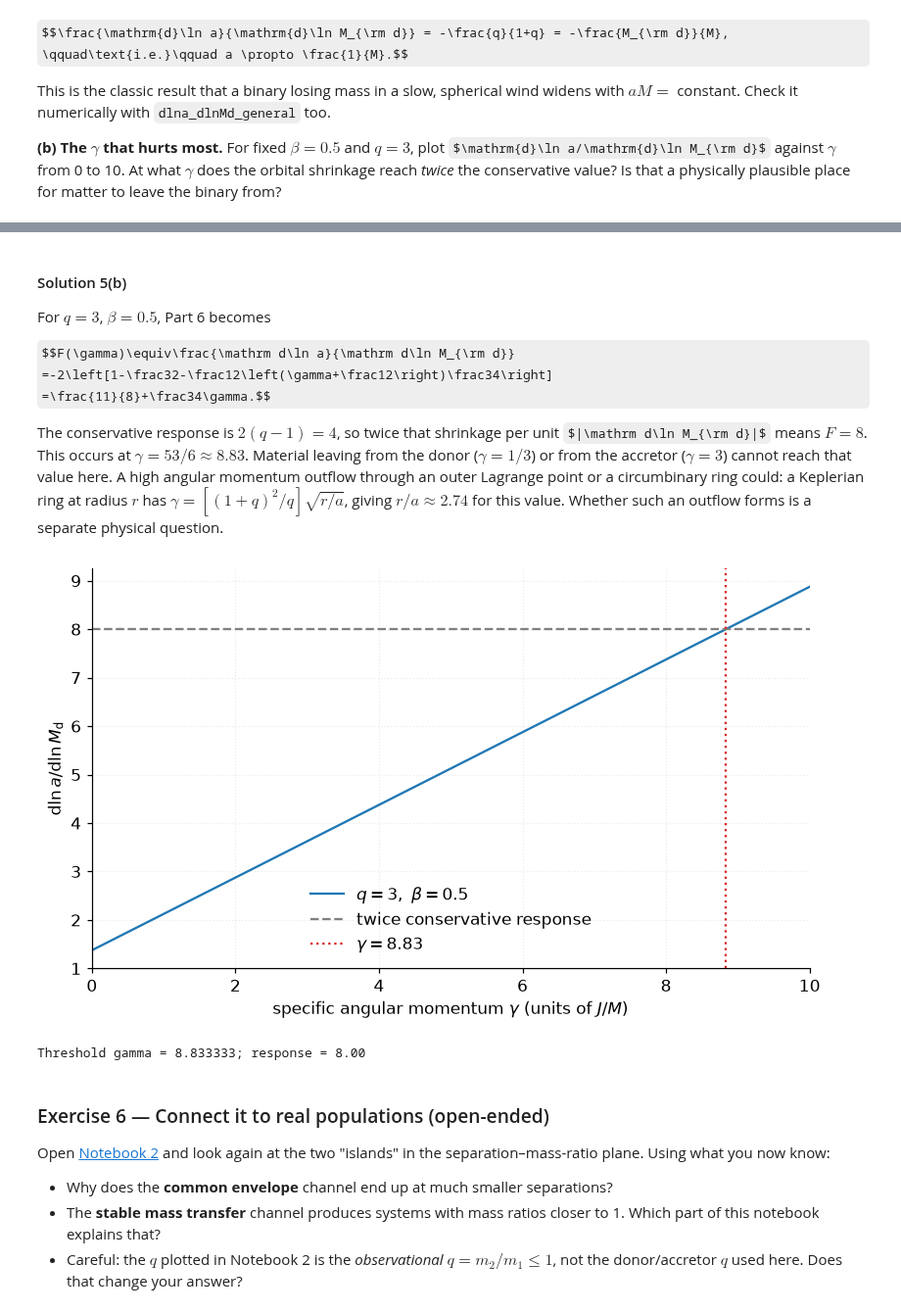
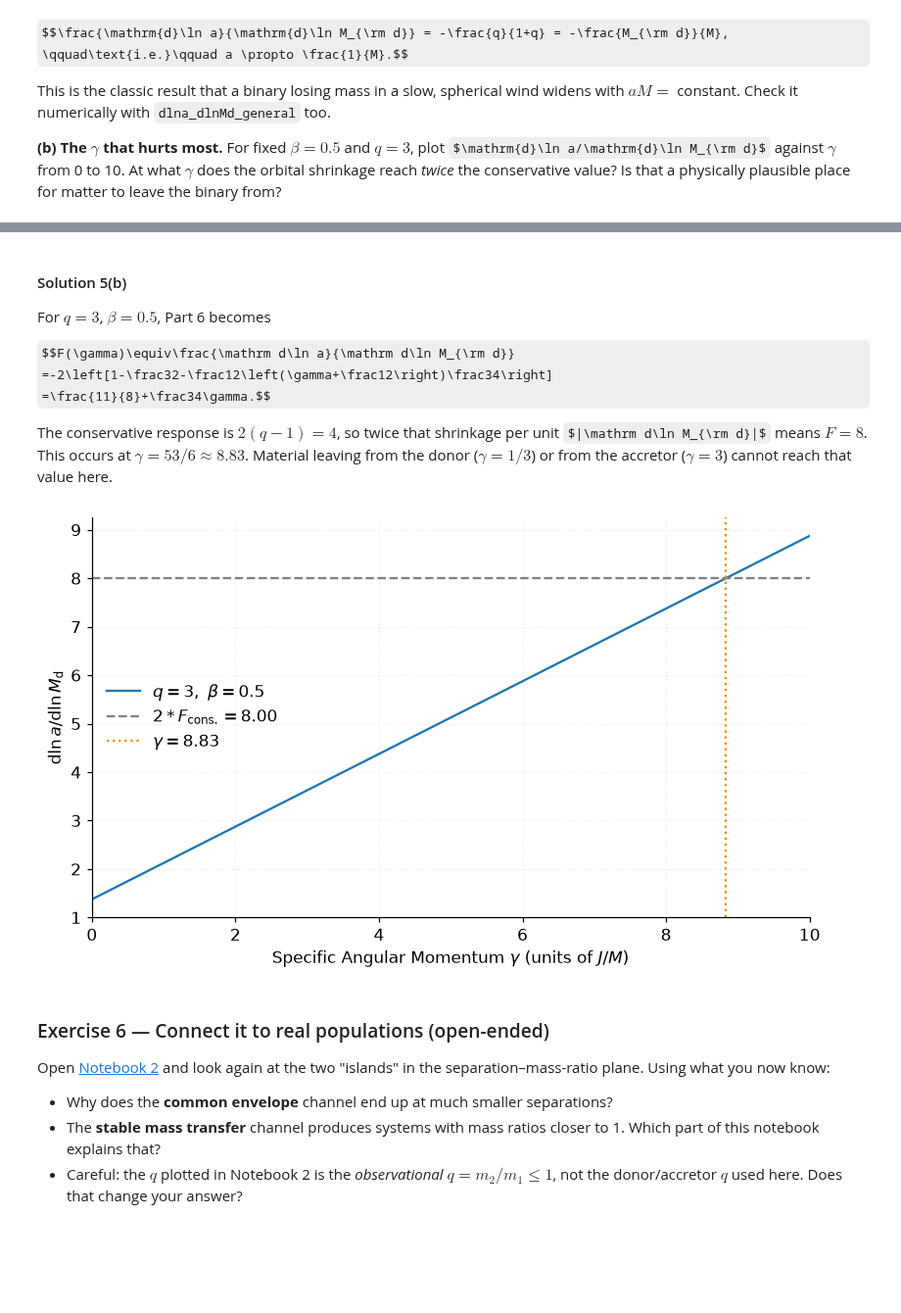
Before and after one commit to maryamahsan-codes/GROWL_GW-Palaeontology, a Jupyter notebook: onboarding_growl/extra_mass_transfer_and_orbital_separation_maryam.ipynb, the cells around one changed output, grey strips where cells are left out. Shown at 98% size. Drawn from its saved outputs; the diff is of its cells as text; code cells hidden in the pictures; some formulas as TeX source; blank space fills up the shorter version.

```diff
--- a/onboarding_growl/extra_mass_transfer_and_orbital_separation_maryam.ipynb
+++ b/onboarding_growl/extra_mass_transfer_and_orbital_separation_maryam.ipynb
@@ -1242,25 +1270,31 @@ $$F(\gamma)\equiv\frac{\mathrm d\ln a}{\mathrm d\ln M_{\rm d}}
 =-2\left[1-\frac32-\frac12\left(\gamma+\frac12\right)\frac34\right]
 =\frac{11}{8}+\frac34\gamma.$$
 
-The conservative response is $2(q-1)=4$, so twice that shrinkage per unit $|\mathrm d\ln M_{\rm d}|$ means $F=8$. This occurs at **$\gamma=53/6\approx8.83$**. Material leaving from the donor ($\gamma=1/3$) or from the accretor ($\gamma=3$) cannot reach that value here. A high angular momentum outflow through an outer Lagrange point or a circumbinary ring could: a Keplerian ring at radius $r$ has $\gamma=[(1+q)^2/q]\sqrt{r/a}$, giving $r/a\approx2.74$ for this value. Whether such an outflow forms is a separate physical question.
+The conservative response is $2(q-1)=4$, so twice that shrinkage per unit $|\mathrm d\ln M_{\rm d}|$ means $F=8$. This occurs at **$\gamma=53/6\approx8.83$**. Material leaving from the donor ($\gamma=1/3$) or from the accretor ($\gamma=3$) cannot reach that value here.
 # %%
 gamma_grid = np.linspace(0, 10, 301)
+
 response = dlna_dlnMd_general(3.0, beta=0.5, gamma=gamma_grid)
 target = 2*dlna_dlnMd(3.0)
 gamma_target = (target-11/8)/(3/4)
+
 fig, ax = plt.subplots(figsize=(7.5, 4.5))
+
 ax.plot(gamma_grid, response, label=r"$q=3,\ \beta=0.5$")
-ax.axhline(target, color="gray", ls="--", label="twice conservative response")
-ax.axvline(gamma_target, color="tab:red", ls=":", label=fr"$\gamma={gamma_target:.2f}$")
-ax.set(xlabel=r"specific angular momentum $\gamma$ (units of $J/M$)",
-       ylabel=r"$\mathrm{d}\ln a/\mathrm{d}\ln M_{\rm d}$", xlim=(0, 10))
+
+ax.axhline(target, color="gray", ls="--", label=fr"$2*F_{{\rm cons.}} = {target:.2f}$")
+ax.axvline(gamma_target, color="#FB8500", ls=":", label=fr"$\gamma={gamma_target:.2f}$")
+
+ax.set_xlabel(r"Specific Angular Momentum $\gamma$ (units of $J/M$)")
+ax.set_ylabel(r"$\mathrm{d}\ln a/\mathrm{d}\ln M_{\rm d}$")
+ax.set_xlim((0, 10))
+
 ax.legend()
+
 plt.tight_layout()
 plt.show()
-print(f"Threshold gamma = {gamma_target:.6f}; response = {dlna_dlnMd_general(3, beta=.5, gamma=gamma_target):.2f}")
 # %% [output]
-[figure, old version]
+[figure, new version]
-Threshold gamma = 8.833333; response = 8.00
 # %% [markdown]
 ### Exercise 6 — Connect it to real populations (open-ended)
 
```
Also changed, not shown: parts of 5 cells of this notebook, 2 other files.
